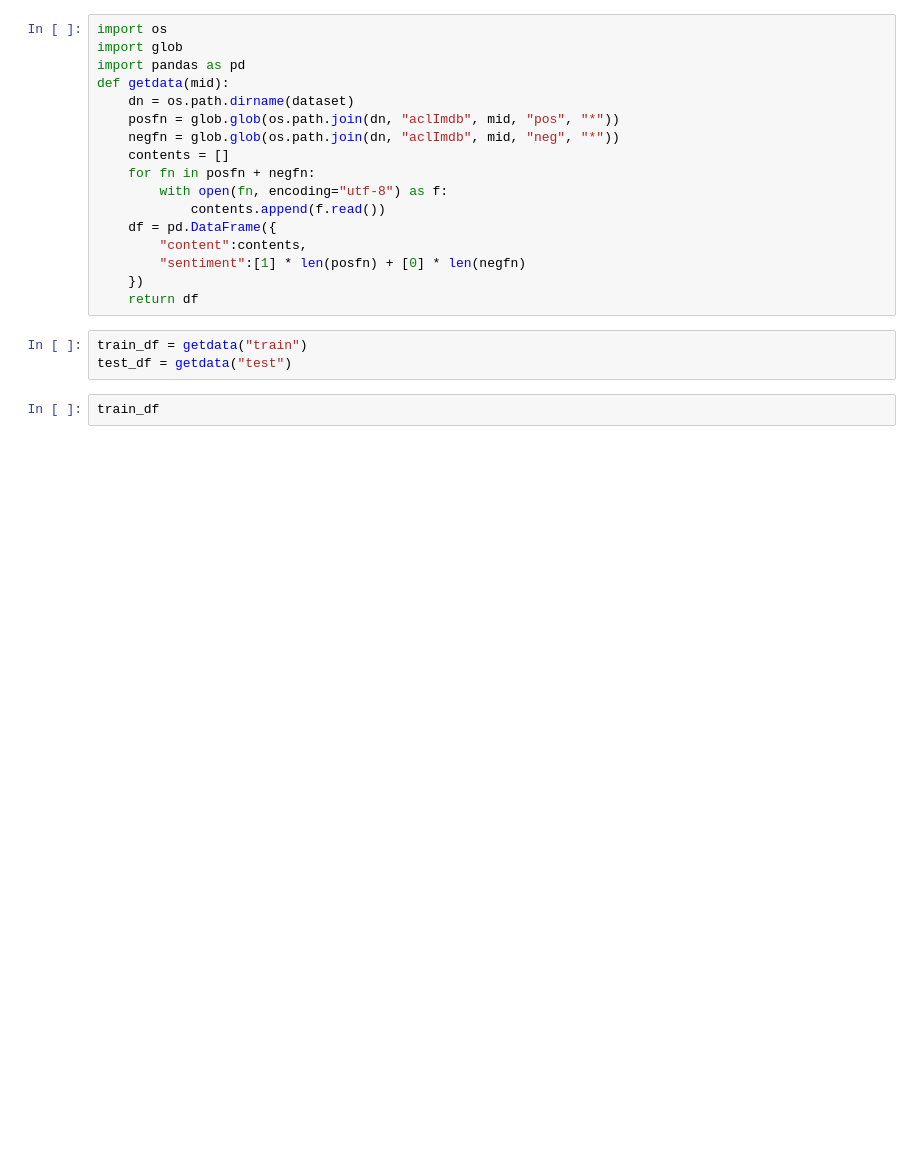
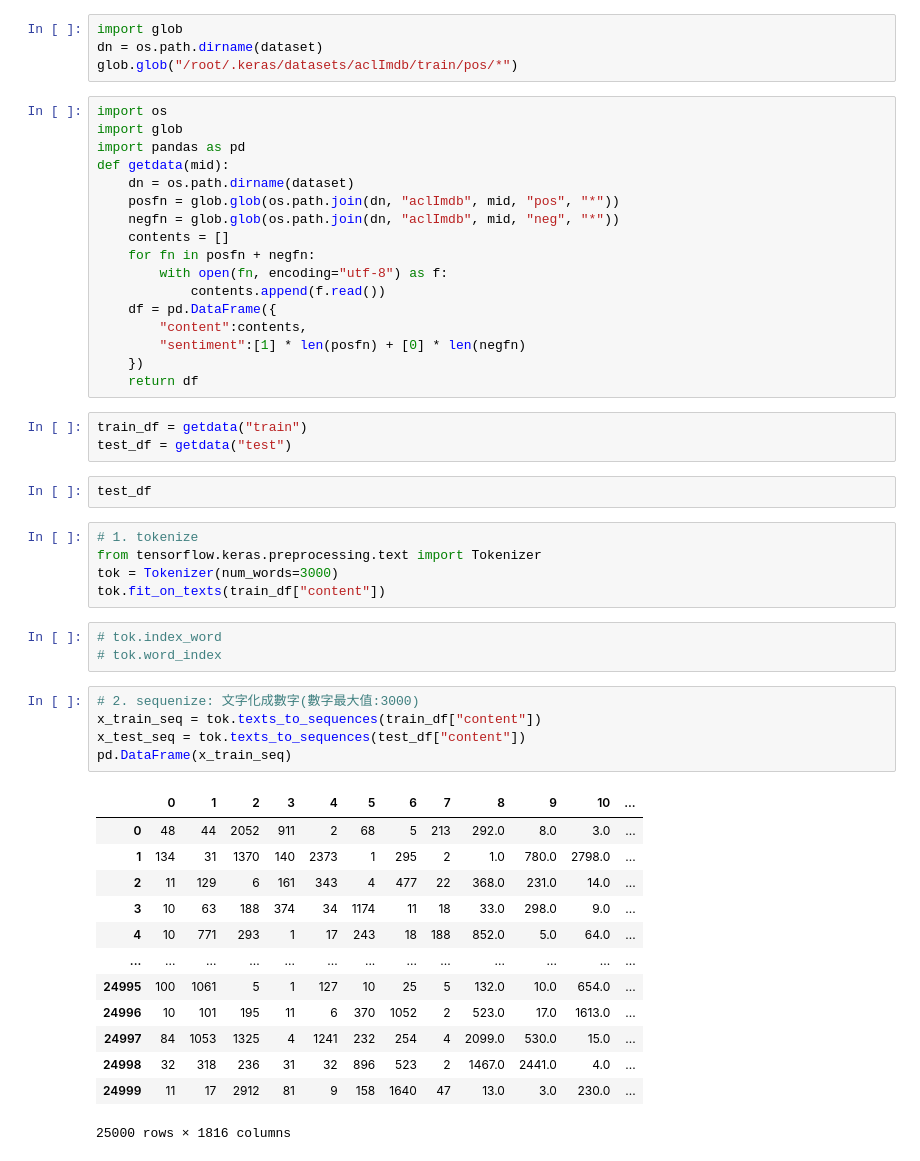
Before and after one commit to Elwing-Chou/ml1206, a Jupyter notebook: imdb.ipynb, the cells around one changed output. Cells and saved outputs as stored; diff of their text form; blank space fills up the shorter version.

```diff
--- a/imdb.ipynb
+++ b/imdb.ipynb
@@ -13,3 +11,7 @@ Downloading data from http://ai.stanford.edu/~amaas/data/sentiment/aclImdb_v1.ta
+# %%
+import glob
+dn = os.path.dirname(dataset)
+glob.glob("/root/.keras/datasets/aclImdb/train/pos/*")
 # %%
 import os
 import glob
@@ -30,5 +32,32 @@ def getdata(mid):
 # %%
 train_df = getdata("train")
 test_df = getdata("test")
-# %%
-train_df
+# %%
+test_df
+# %%
+# 1. tokenize
+from tensorflow.keras.preprocessing.text import Tokenizer
+tok = Tokenizer(num_words=3000)
+tok.fit_on_texts(train_df["content"])
+# %%
+# tok.index_word
+# tok.word_index
+# %%
+# 2. sequenize: 文字化成數字(數字最大值:3000)
+x_train_seq = tok.texts_to_sequences(train_df["content"])
+x_test_seq = tok.texts_to_sequences(test_df["content"])
+pd.DataFrame(x_train_seq)
+# %% [output]
+|  | 0 | 1 | 2 | 3 | 4 | 5 | 6 | 7 | 8 | 9 | 10 | ... |
+| 0 | 48 | 44 | 2052 | 911 | 2 | 68 | 5 | 213 | 292.0 | 8.0 | 3.0 | ... |
+| 1 | 134 | 31 | 1370 | 140 | 2373 | 1 | 295 | 2 | 1.0 | 780.0 | 2798.0 | ... |
+| 2 | 11 | 129 | 6 | 161 | 343 | 4 | 477 | 22 | 368.0 | 231.0 | 14.0 | ... |
+| 3 | 10 | 63 | 188 | 374 | 34 | 1174 | 11 | 18 | 33.0 | 298.0 | 9.0 | ... |
+| 4 | 10 | 771 | 293 | 1 | 17 | 243 | 18 | 188 | 852.0 | 5.0 | 64.0 | ... |
+| ... | ... | ... | ... | ... | ... | ... | ... | ... | ... | ... | ... | ... |
+| 24995 | 100 | 1061 | 5 | 1 | 127 | 10 | 25 | 5 | 132.0 | 10.0 | 654.0 | ... |
+| 24996 | 10 | 101 | 195 | 11 | 6 | 370 | 1052 | 2 | 523.0 | 17.0 | 1613.0 | ... |
+| 24997 | 84 | 1053 | 1325 | 4 | 1241 | 232 | 254 | 4 | 2099.0 | 530.0 | 15.0 | ... |
+| 24998 | 32 | 318 | 236 | 31 | 32 | 896 | 523 | 2 | 1467.0 | 2441.0 | 4.0 | ... |
+| 24999 | 11 | 17 | 2912 | 81 | 9 | 158 | 1640 | 47 | 13.0 | 3.0 | 230.0 | ... |
+25000 rows × 1816 columns
```
Also changed, not shown: parts of 1 cell of this notebook.
